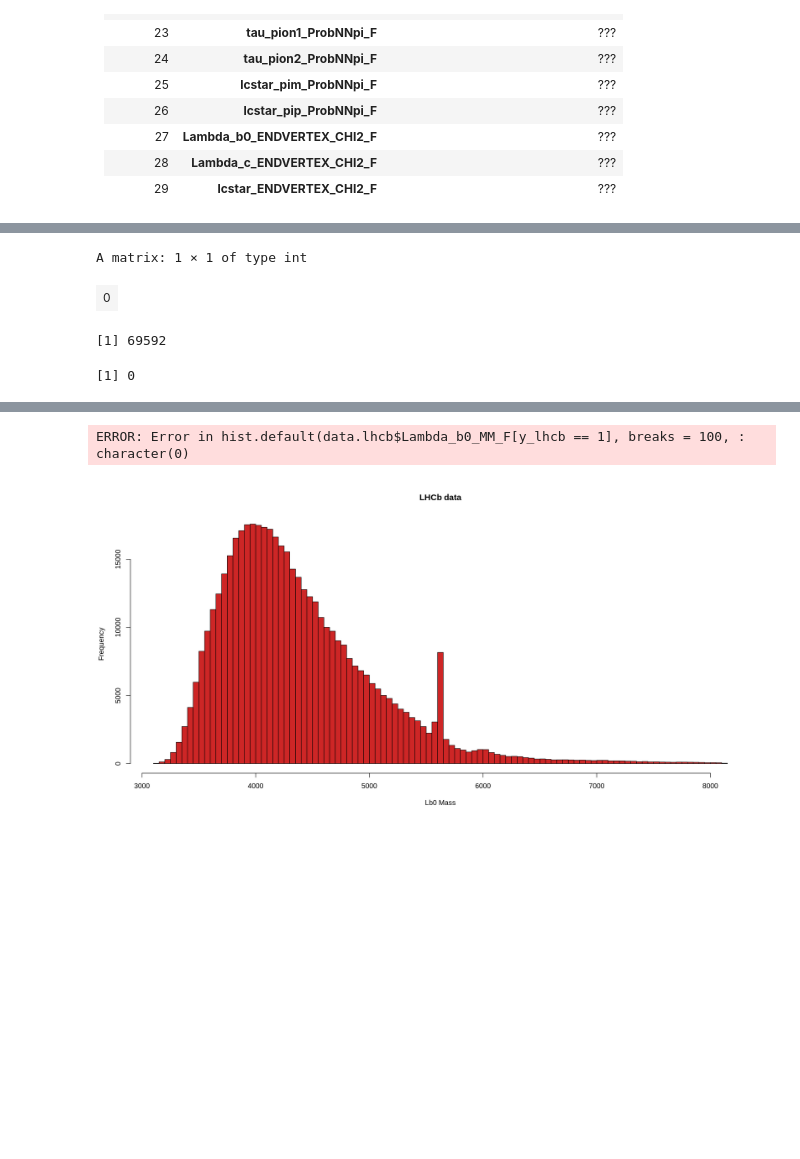
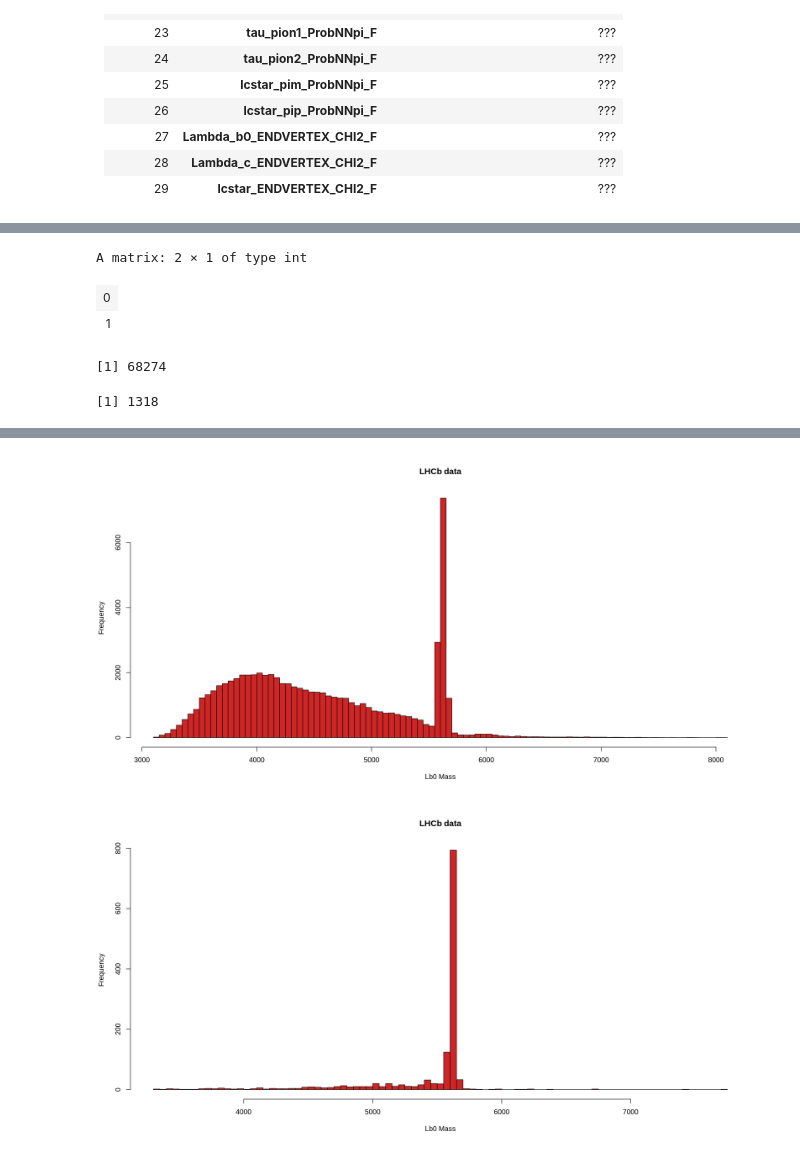
Before and after one commit to mastrovalentz/Adv_Stat_Final_Project, a Jupyter notebook: Tuner_Rocco.ipynb, the cells around one changed output, grey strips where cells are left out. Saved outputs shown, nothing was run; the diff lists cells and outputs as text; code cells hidden in the pictures; blank space fills up the shorter version.

```diff
--- a/Tuner_Rocco.ipynb
+++ b/Tuner_Rocco.ipynb
@@ -196,17 +142,16 @@ hist(data.cutted.lhcb$Lambda_b0_MM_F, breaks=200, col="firebrick3", xlab="Lb0 Ma
 # 27   xx  Lambda_b0_ENDVERTEX_CHI2_F
 # 28   xx  Lambda_c_ENDVERTEX_CHI2_F
 # 29   xx  lcstar_ENDVERTEX_CHI2_F
-sel_features <- c(2, 3, 15)
+sel_features <- c(3, 6, 7, 8, 9, 10, 11, 12, 14, 17, 18)
 sig_multiply <- 1
+tr_frac      <- 0.8
 # %%
-tr_frac <- 0.8
-
 # x_train_bkg <- as.matrix(data.bkg[ 1: as.integer(nrow(data.bkg)*tr_frac), sel_features])
 # x_train_sig <- as.matrix(data.sig[ 1: as.integer(nrow(data.sig)*tr_frac), sel_features])
 # x_test_bkg  <- as.matrix(data.bkg[-1:-as.integer(nrow(data.bkg)*tr_frac), sel_features])
 # x_test_sig  <- as.matrix(data.sig[-1:-as.integer(nrow(data.sig)*tr_frac), sel_features])
-x_train_bkg <- as.matrix(data.bkg[ 1:1000, sel_features])
-x_train_sig <- as.matrix(data.sig[ 1:     ,sel_features])
+x_train_bkg <- as.matrix(data.bkg[ 1:20000, sel_features])
+x_train_sig <- as.matrix(data.sig[        , sel_features])
 x_test_bkg  <- as.matrix(data.bkg[-1:-as.integer(nrow(data.bkg)*tr_frac), sel_features])
 x_test_sig  <- as.matrix(data.sig[-1:-as.integer(nrow(data.sig)*tr_frac), sel_features])
 
@@ -314,11 +254,12 @@ unique(y_lhcb)
 length(y_lhcb[y_lhcb==0])
 length(y_lhcb[y_lhcb==1])
 # %% [output]
-A matrix: 1 × 1 of type int
+A matrix: 2 × 1 of type int
 | 0 |
+| 1 |
-[1] 69592
+[1] 68274
-[1] 0
+[1] 1318
 # %%
-hist(data.lhcb$Lambda_b0_MM_F[y_lhcb==0], breaks=100, col="firebrick3", xlab="Lb0 Mass", main="LHCb data",  probability=FALSE)
-hist(data.lhcb$Lambda_b0_MM_F[y_lhcb==1], breaks=100, col="firebrick3", xlab="Lb0 Mass", main="LHCb data",  probability=FALSE)
+hist(data.cutted.lhcb$Lambda_b0_MM_F[y_lhcb==0], breaks=100, col="firebrick3", xlab="Lb0 Mass", main="LHCb data",  probability=FALSE)
+hist(data.cutted.lhcb$Lambda_b0_MM_F[y_lhcb==1], breaks=100, col="firebrick3", xlab="Lb0 Mass", main="LHCb data",  probability=FALSE)
 # %% [output]
@@ -329,5 +266,5 @@ Warning message in max(x):
-ERROR: Error in hist.default(data.lhcb$Lambda_b0_MM_F[y_lhcb == 1], breaks = 100, : character(0)
-[figure, old version]
+[figure, new version]
+[figure, added]
 # %%
 y_lhcb_pred <- model %>% predict(x_lhcb)
 # %%
```
Also changed, not shown: parts of 12 cells of this notebook.
